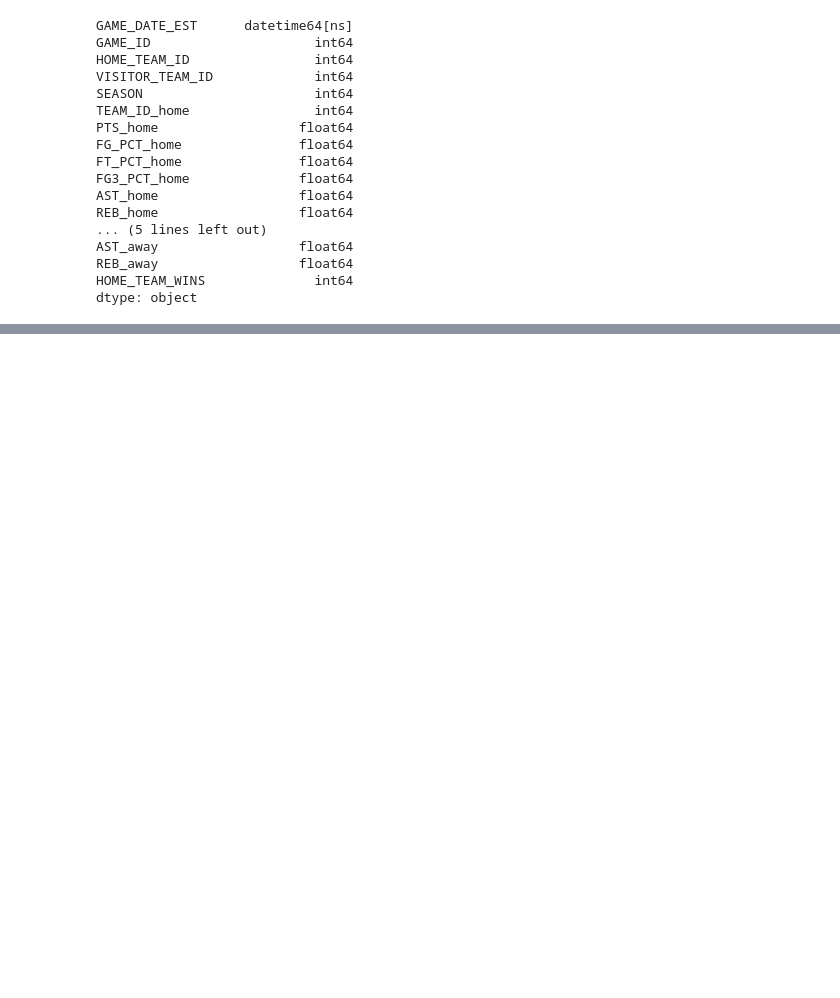
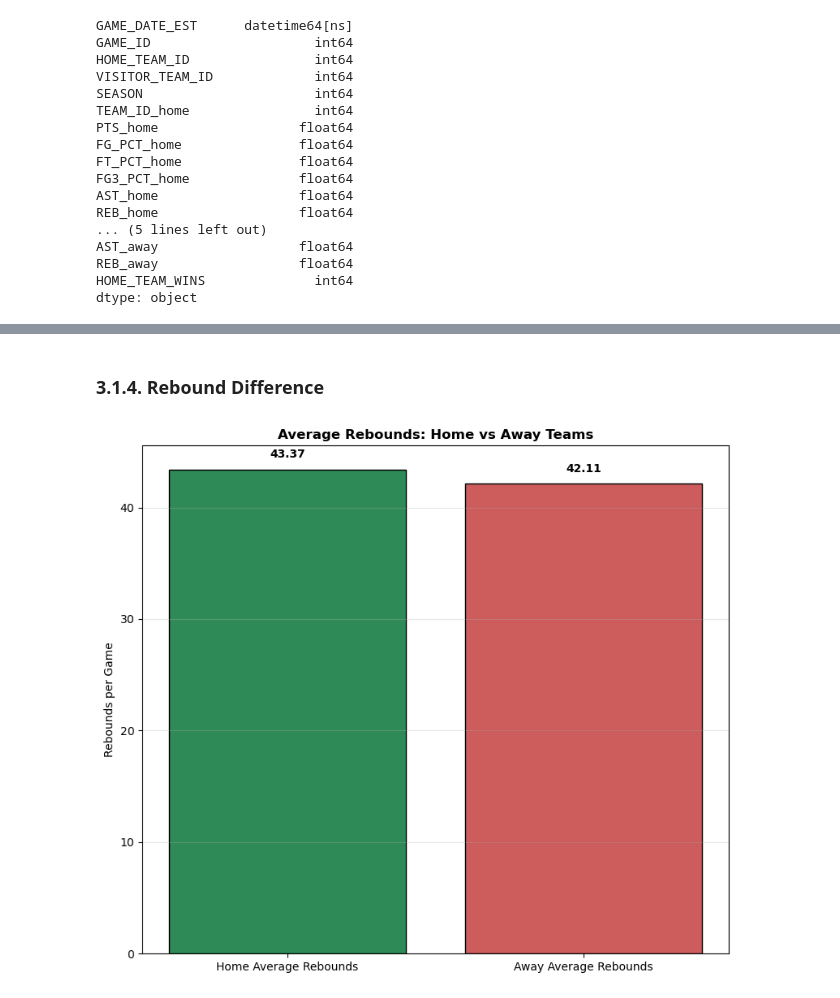
Before and after one commit to joshuanicoo/DATA100-EDA-Finals, a Jupyter notebook: main.ipynb, the cells around one changed output, grey strips where cells are left out. Cells and saved outputs as stored; diff of their text form; code cells hidden in the pictures; blank space fills up the shorter version.

```diff
--- a/main.ipynb
+++ b/main.ipynb
@@ -234,0 +440,16 @@ df_games_details
+# %% [markdown]
+### **3.1.4. Rebound Difference**
+# %%
+## Calculate avg rebounds
+home_rebounds = df_games['REB_home'].mean()
+away_rebounds = df_games['REB_away'].mean()
+
+create_bar_chart(
+    data=[home_rebounds, away_rebounds],
+    labels=['Home Average Rebounds', 'Away Average Rebounds'],
+    title='Average Rebounds: Home vs Away Teams',
+    ylabel='Rebounds per Game',
+    value_format='{:.2f}'
+)
+# %% [output]
+[figure, added]
```
Also changed, not shown: parts of 59 cells of this notebook.
